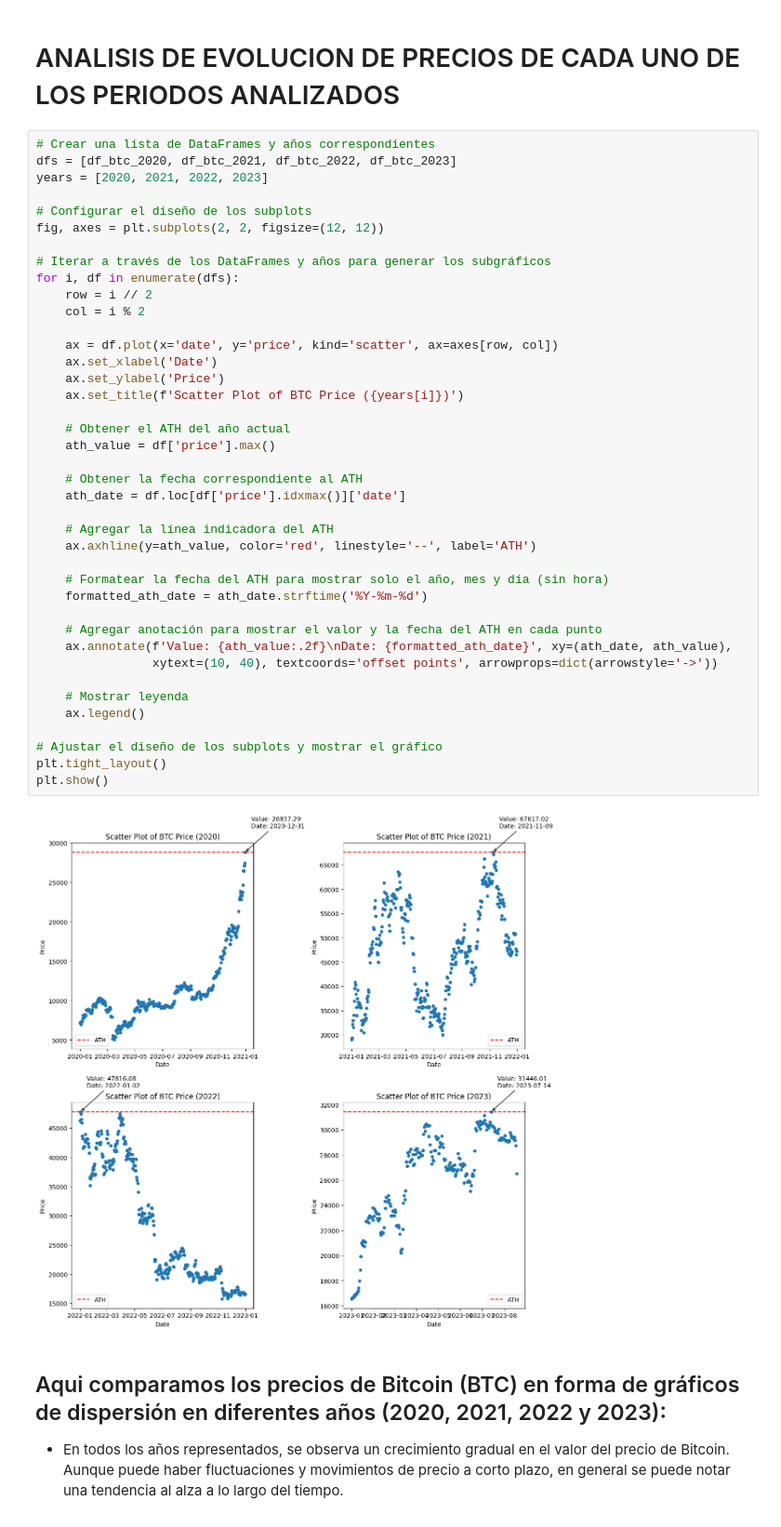
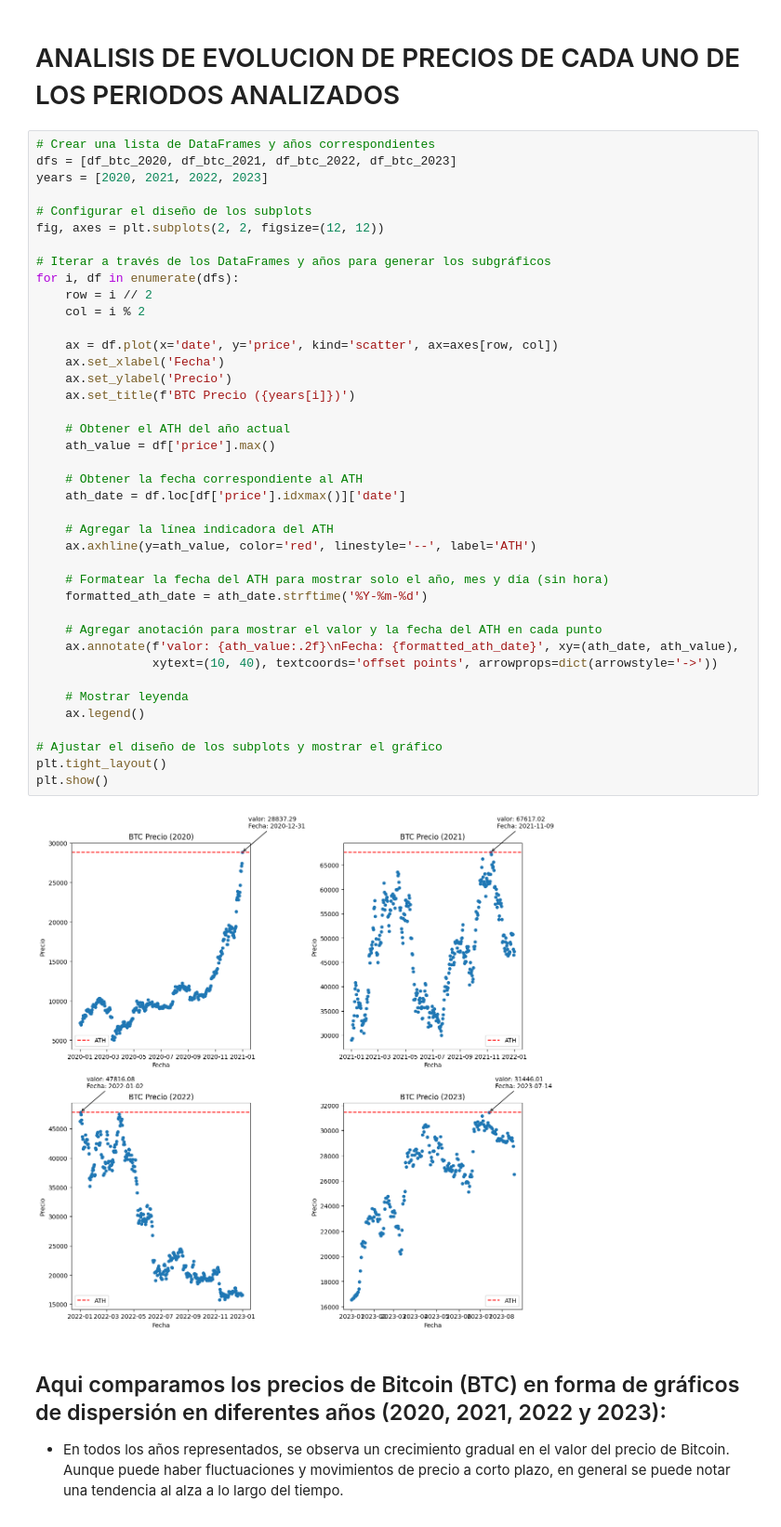
Before and after one commit to Bzetatuc/PI_2_Henry, a Jupyter notebook: EDA/eda.ipynb, the cells around one changed output. Shown at 93% size. Cells and saved outputs as stored; diff of their text form.

```diff
--- a/EDA/eda.ipynb
+++ b/EDA/eda.ipynb
@@ -411,38 +402,38 @@ fig, axes = plt.subplots(2, 2, figsize=(12, 12))
 
 # Iterar a través de los DataFrames y años para generar los subgráficos
 for i, df in enumerate(dfs):
     row = i // 2
     col = i % 2
 
     ax = df.plot(x='date', y='price', kind='scatter', ax=axes[row, col])
-    ax.set_xlabel('Date')
-    ax.set_ylabel('Price')
-    ax.set_title(f'Scatter Plot of BTC Price ({years[i]})')
+    ax.set_xlabel('Fecha')
+    ax.set_ylabel('Precio')
+    ax.set_title(f'BTC Precio ({years[i]})')
 
     # Obtener el ATH del año actual
     ath_value = df['price'].max()
 
     # Obtener la fecha correspondiente al ATH
     ath_date = df.loc[df['price'].idxmax()]['date']
 
     # Agregar la línea indicadora del ATH
     ax.axhline(y=ath_value, color='red', linestyle='--', label='ATH')
 
     # Formatear la fecha del ATH para mostrar solo el año, mes y día (sin hora)
     formatted_ath_date = ath_date.strftime('%Y-%m-%d')
 
     # Agregar anotación para mostrar el valor y la fecha del ATH en cada punto
-    ax.annotate(f'Value: {ath_value:.2f}\nDate: {formatted_ath_date}', xy=(ath_date, ath_value),
+    ax.annotate(f'valor: {ath_value:.2f}\nFecha: {formatted_ath_date}', xy=(ath_date, ath_value),
                 xytext=(10, 40), textcoords='offset points', arrowprops=dict(arrowstyle='->'))
 
     # Mostrar leyenda
     ax.legend()
 
 # Ajustar el diseño de los subplots y mostrar el gráfico
 plt.tight_layout()
 plt.show()
 # %% [output]
-[figure, old version]
+[figure, new version]
 # %% [markdown]
 ## Aqui comparamos los precios de Bitcoin (BTC) en forma de gráficos de dispersión en diferentes años (2020, 2021, 2022 y 2023):
 
```
Also changed, not shown: parts of 39 cells of this notebook, 18 other files.
